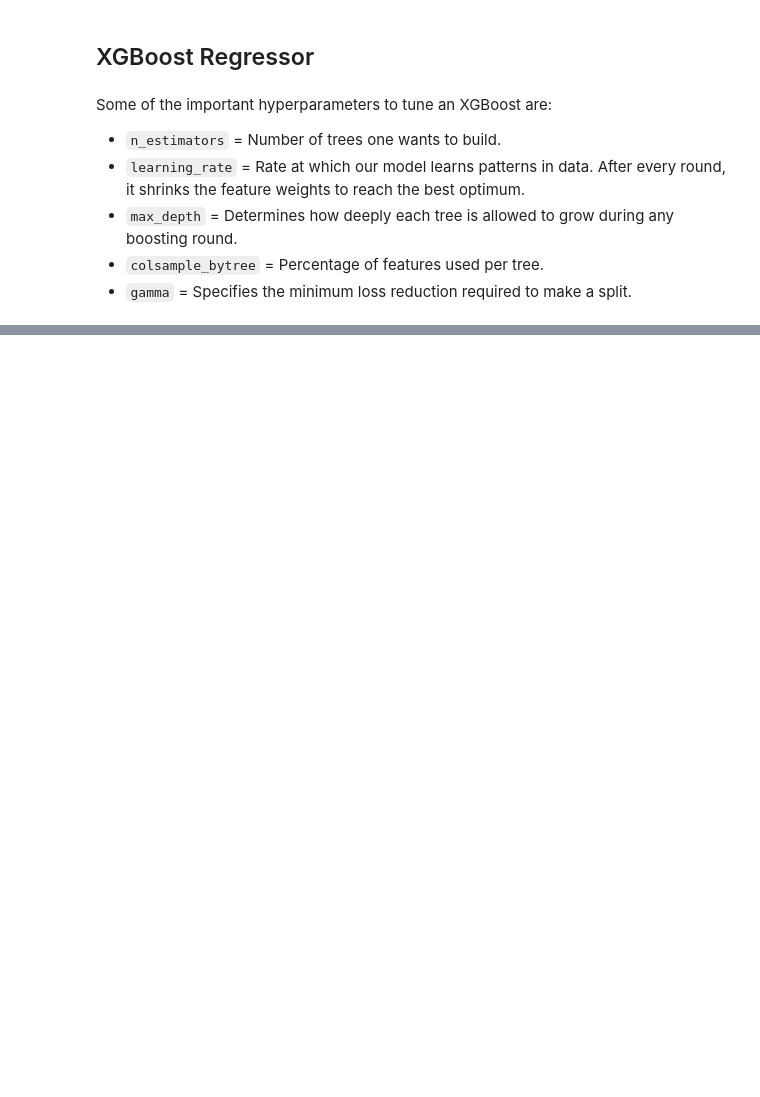
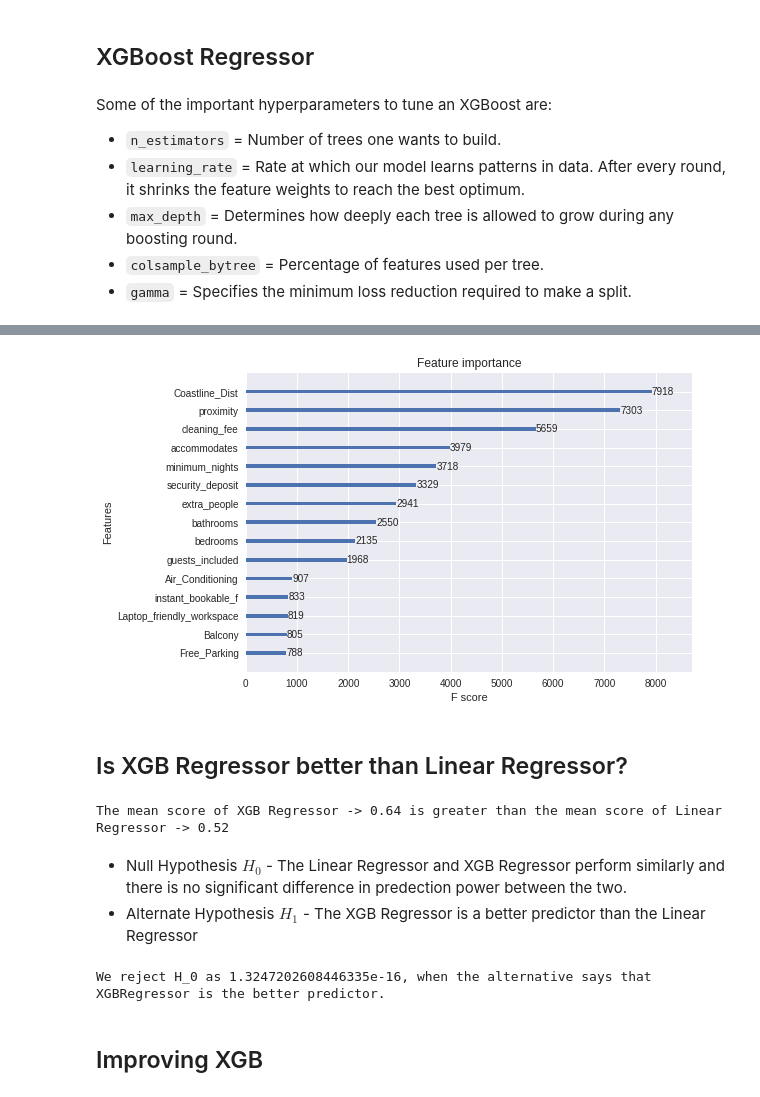
Before and after one commit to bitnahian/Sydney-AirBnB-Data-Analysis, a Jupyter notebook: notebooks/Predictive Modelling.ipynb, the cells around one changed output, grey strips where cells are left out. Cells and saved outputs as stored; diff of their text form; code cells hidden in the pictures; blank space fills up the shorter version.

```diff
--- a/notebooks/Predictive Modelling.ipynb
+++ b/notebooks/Predictive Modelling.ipynb
@@ -1007,0 +945,8 @@ xg_train = xgb.DMatrix(data=X_train, label=y_train)
+# %%
+from xgboost import plot_importance
+
+ax = plot_importance(gb, max_num_features=15)
+# %% [output]
+[figure, added]
+# %% [markdown]
+## Is XGB Regressor better than Linear Regressor?
@@ -1007,0 +961,7 @@ xg_train = xgb.DMatrix(data=X_train, label=y_train)
+# %%
+print(f"The mean score of XGB Regressor -> {np.mean(XG_SCORE):.2f} is greater than the mean score of Linear Regressor -> {np.mean(LM_SCORE):.2f}")
+# %% [output]
+The mean score of XGB Regressor -> 0.64 is greater than the mean score of Linear Regressor -> 0.52
+# %% [markdown]
+- Null Hypothesis $H_0$ - The Linear Regressor and XGB Regressor perform similarly and there is no significant difference in predection power between the two.
+- Alternate Hypothesis $H_1$ - The XGB Regressor is a better predictor than the Linear Regressor
@@ -1008 +971,9 @@ xg_train = xgb.DMatrix(data=X_train, label=y_train)
+# %%
+ALPHA = 0.05
+if p_val < ALPHA:
+    print(f"We reject H_0 as {p_val}, when the alternative says that XGBRegressor is the better predictor.")
+# %% [output]
+We reject H_0 as 1.3247202608446335e-16, when the alternative says that XGBRegressor is the better predictor.
+# %% [markdown]
+## Improving XGB
 # %%
```
Also changed, not shown: parts of 57 cells of this notebook, 8 other files.
